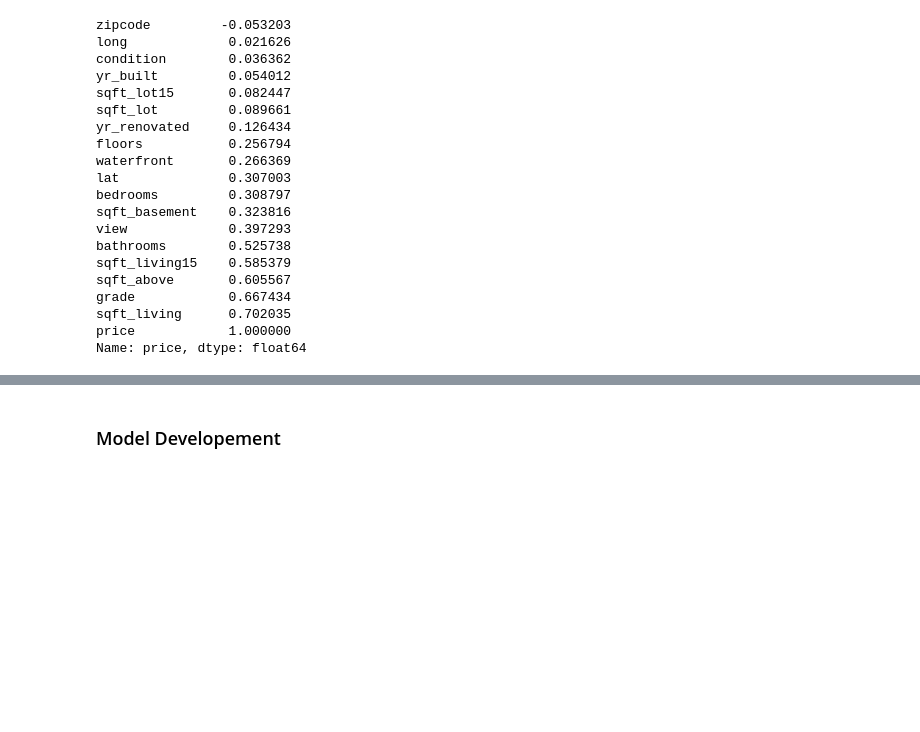
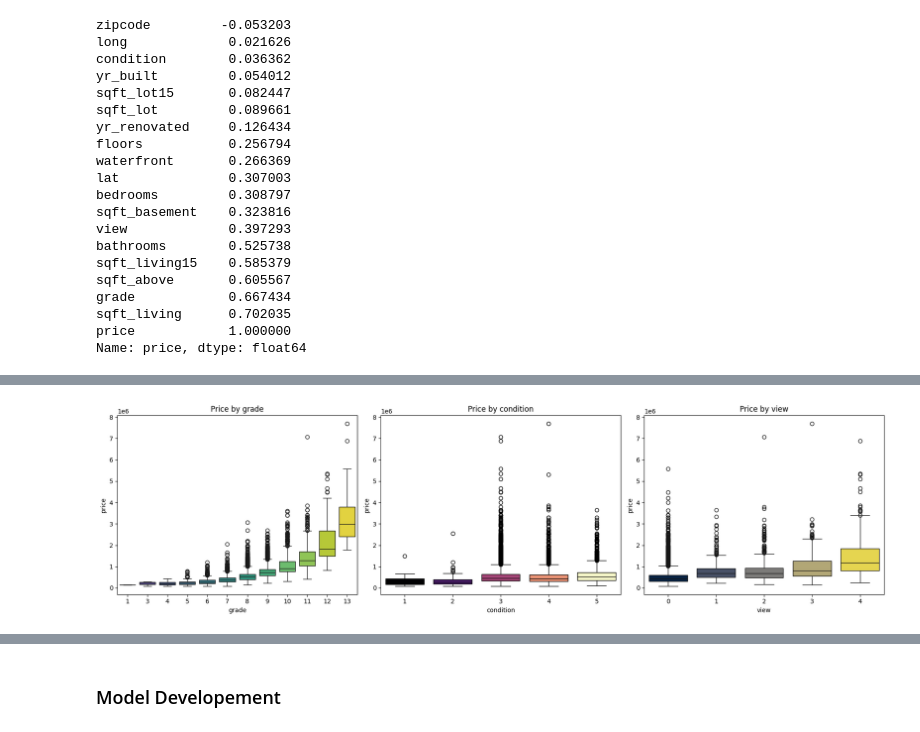
Before and after one commit to bedoo96/Machine-Learning, a Jupyter notebook: Hand_On_ML/HousePrediction/HousePrediction.ipynb, the cells around one changed output, grey strips where cells are left out. Saved outputs shown, nothing was run; the diff lists cells and outputs as text; code cells hidden in the pictures; blank space fills up the shorter version.

```diff
--- a/Hand_On_ML/HousePrediction/HousePrediction.ipynb
+++ b/Hand_On_ML/HousePrediction/HousePrediction.ipynb
@@ -307,0 +382,14 @@ Name: price, dtype: float64
+# %%
+# Boxplots of price across ordinal/categorical quality features.
+fig, axes = plt.subplots(1, 3, figsize=(18, 5))
+
+for ax, col, pal in zip(axes, ['grade', 'condition', 'view'],
+                        ['viridis', 'magma', 'cividis']):
+    sns.boxplot(x=col, y='price', data=df, hue=col, palette=pal,
+                legend=False, ax=ax)
+    ax.set_title(f'Price by {col}')
+
+plt.tight_layout()
+plt.show()
+# %% [output]
+[figure, added]
```
Also changed, not shown: parts of 48 cells of this notebook, 2 other files.
